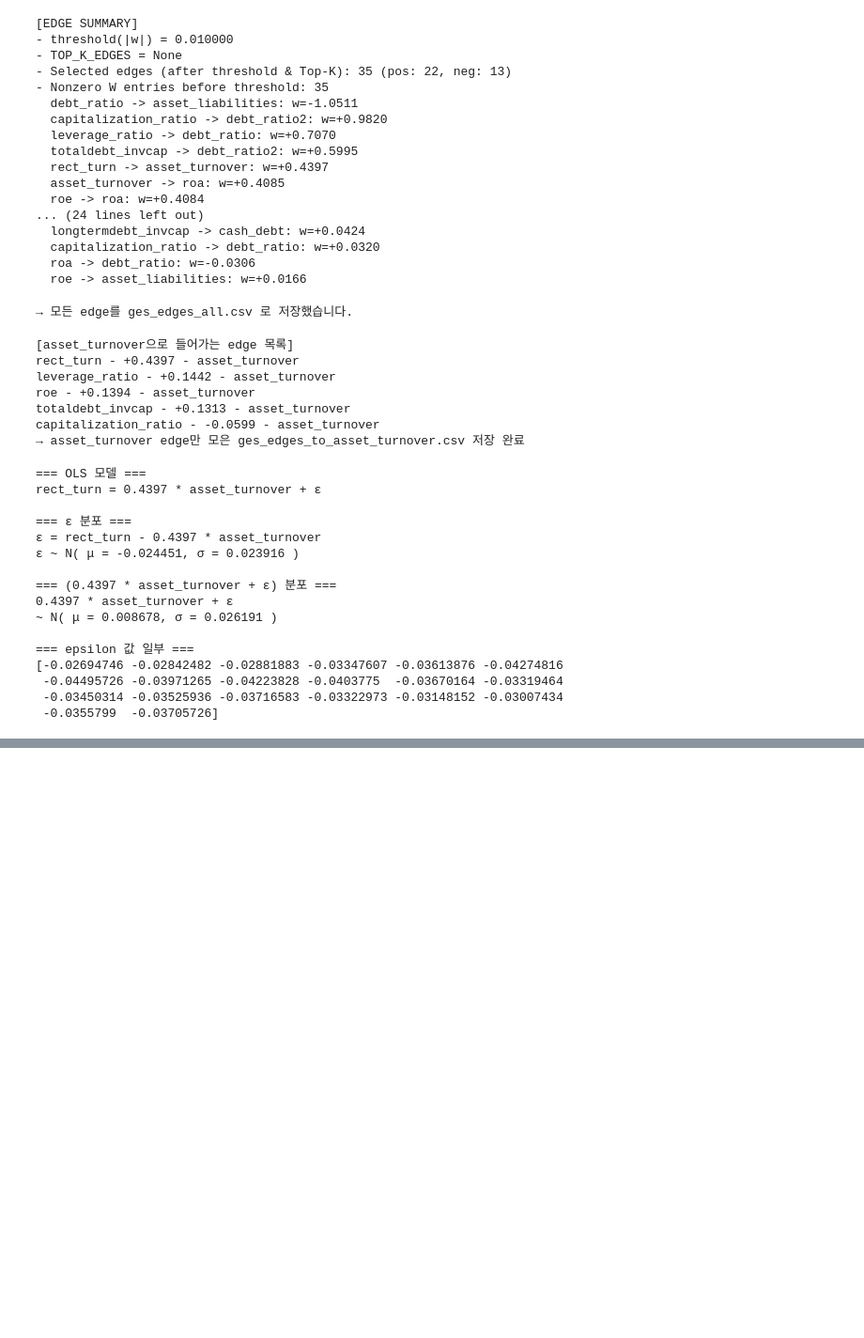
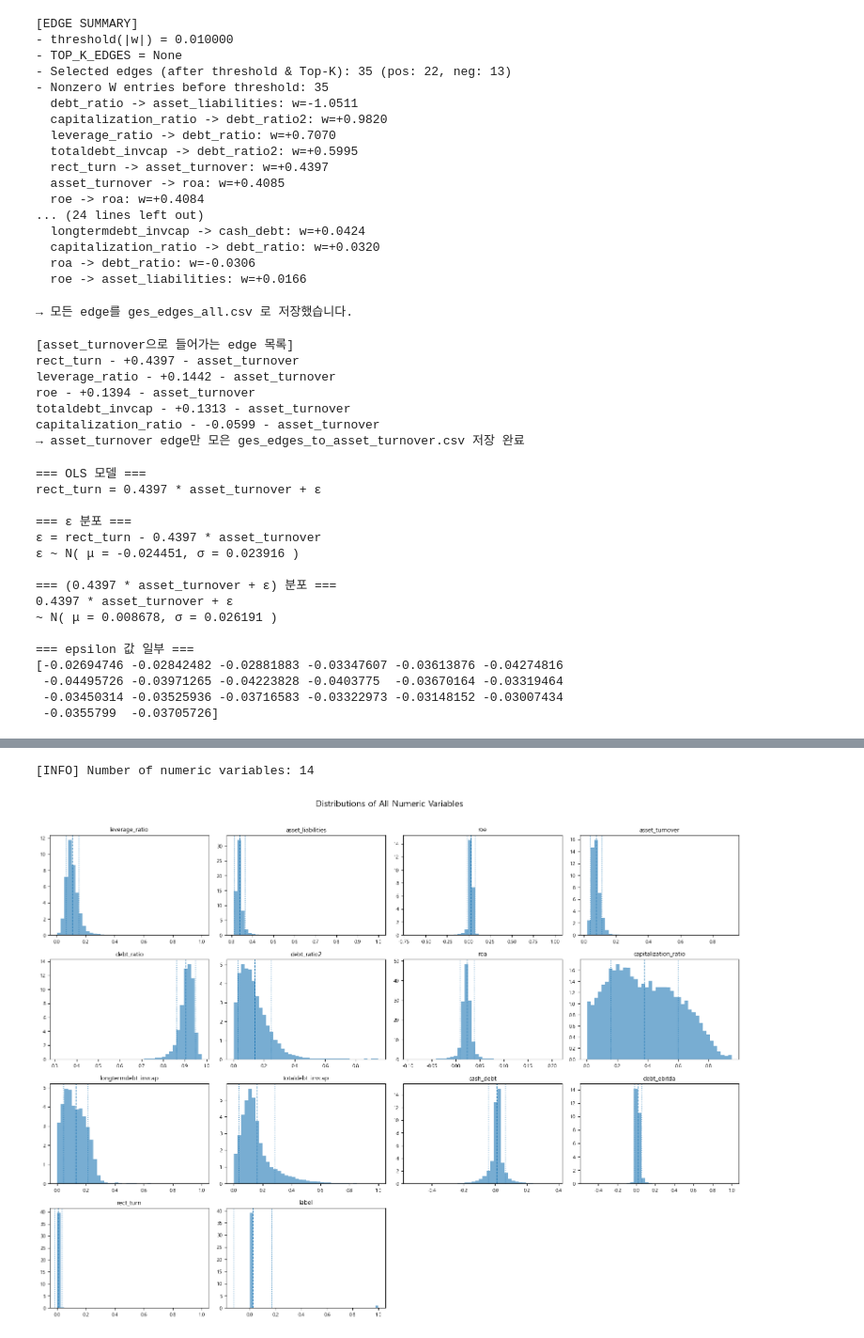
Before and after one commit to sosomeet/Bank_Failure_Prediction_2, a Jupyter notebook: NEW_OLS/GES/ges.ipynb, the cells around one changed output, grey strips where cells are left out. Shown: that part at 94% size. Drawn from its saved outputs; the diff is of its cells as text; code cells hidden in the pictures; blank space fills up the shorter version.

```diff
--- a/NEW_OLS/GES/ges.ipynb
+++ b/NEW_OLS/GES/ges.ipynb
@@ -287,0 +597,76 @@ rect_turn = 0.4397 * asset_turnover + ε
+# %%
+import pandas as pd
+import numpy as np
+import matplotlib.pyplot as plt
+import math
+
+# ---------------------------------
+# 0) 데이터 로드
+# ---------------------------------
+df = pd.read_csv("training_data.csv")
+
+# ---------------------------------
+# 1) 수치형 컬럼만 선택
+# ---------------------------------
+num_df = df.select_dtypes(include=[np.number]).copy()
+
+# 불필요한 인덱스 컬럼 제거 (있을 경우)
+for col in ["Unnamed: 0", "index", "id"]:
+    if col in num_df.columns:
+        num_df = num_df.drop(columns=[col])
+
+cols = num_df.columns.tolist()
+n = len(cols)
+
+print(f"[INFO] Number of numeric variables: {n}")
+
+# ---------------------------------
+# 2) subplot grid 크기 계산
+# ---------------------------------
+n_cols = 4                          # 한 줄에 4개 (조절 가능)
+n_rows = math.ceil(n / n_cols)
+
+fig, axes = plt.subplots(
+    n_rows, n_cols,
+    figsize=(4 * n_cols, 3 * n_rows),
+    squeeze=False
+)
+
+# ---------------------------------
+# 3) 각 변수 분포 그리기
+# ---------------------------------
+for idx, col in enumerate(cols):
+    r = idx // n_cols
+    c = idx % n_cols
+    ax = axes[r, c]
+
+    x = num_df[col].dropna().values
+    if len(x) == 0:
+        ax.set_visible(False)
+        continue
+
+    mu = np.mean(x)
+    sigma = np.std(x, ddof=1)
+
+    ax.hist(x, bins=40, density=True, alpha=0.6)
+
+    # 평균 / ±1σ 표시
+    ax.axvline(mu, linestyle="--", linewidth=1)
+    ax.axvline(mu + sigma, linestyle=":", linewidth=1)
+    ax.axvline(mu - sigma, linestyle=":", linewidth=1)
+
+    ax.set_title(col, fontsize=10)
+    ax.tick_params(axis='both', labelsize=8)
+
+# 남는 subplot 숨김
+for j in range(n, n_rows * n_cols):
+    r = j // n_cols
+    c = j % n_cols
+    axes[r, c].set_visible(False)
+
+plt.suptitle("Distributions of All Numeric Variables", fontsize=14)
+plt.tight_layout(rect=[0, 0, 1, 0.97])
+plt.show()
+# %% [output]
+[INFO] Number of numeric variables: 14
+[figure, added]
```
Also changed, not shown: parts of 2 cells of this notebook, 3 other files.
